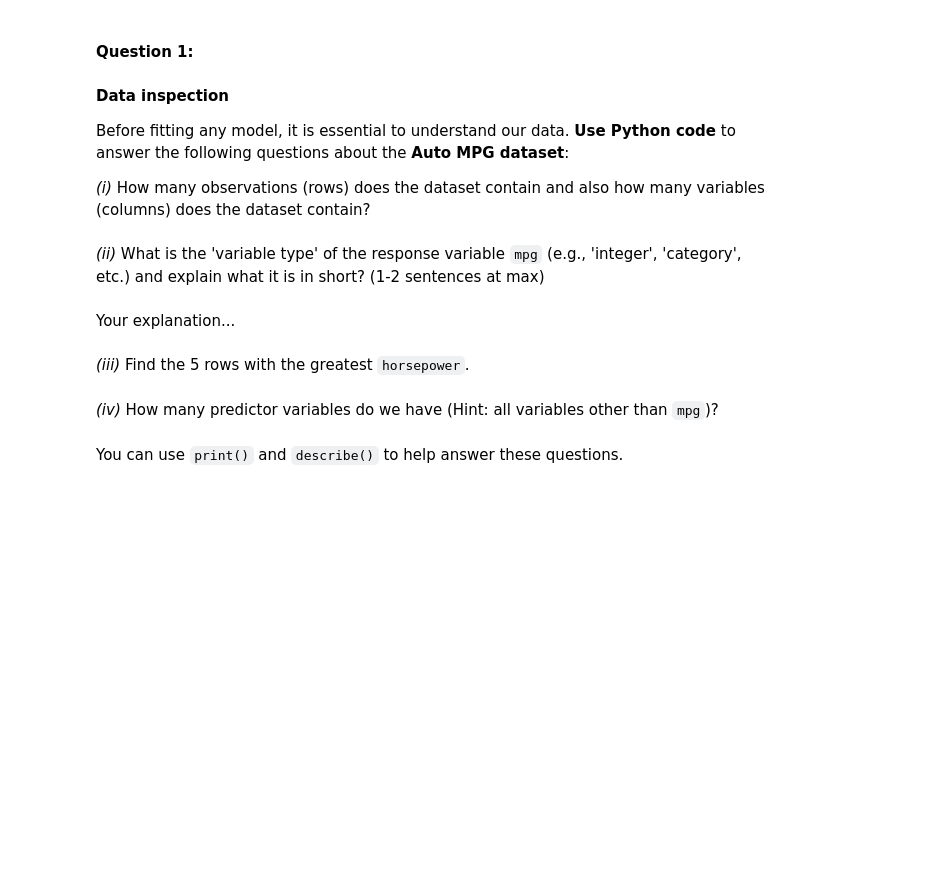
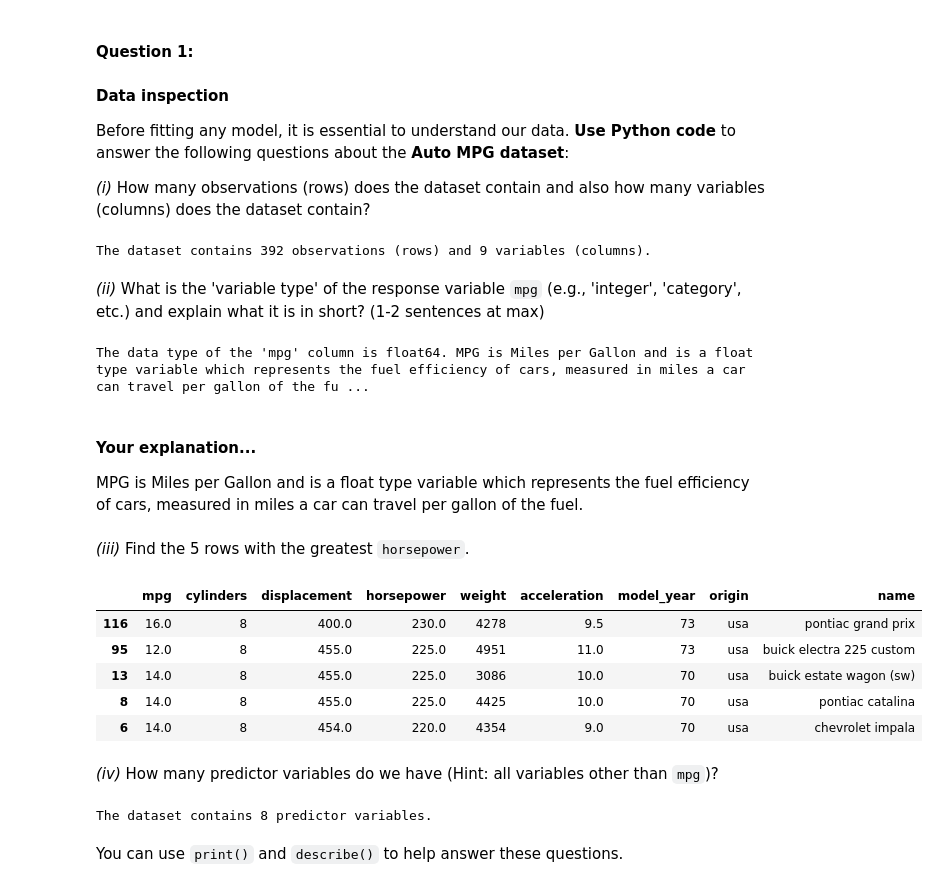
Before and after one commit to UofT-DSI/applying_statistical_concepts, a Jupyter notebook: 02_activities/assignments/assignment_2.ipynb, the cells around one changed output. Saved outputs shown, nothing was run; the diff lists cells and outputs as text; code cells hidden in the pictures; blank space fills up the shorter version.

```diff
--- a/02_activities/assignments/assignment_2.ipynb
+++ b/02_activities/assignments/assignment_2.ipynb
@@ -40,20 +47,58 @@ Before fitting any model, it is essential to understand our data. **Use Python c
 _(i)_ How many observations (rows) does the dataset contain and also how many variables (columns) does the dataset contain?
 # %%
 # Your answer here...
+
+# Checking the shape of the dataset to get the number of rows and columns
+num_rows, num_cols = mpg_data.shape
+
+print(f"The dataset contains {num_rows} observations (rows) and {num_cols} variables (columns).")
+# %% [output]
+The dataset contains 392 observations (rows) and 9 variables (columns).
 # %% [markdown]
 _(ii)_ What is the 'variable type' of the response variable `mpg` (e.g., 'integer', 'category', etc.) and explain what it is in short? (1-2 sentences at max)
 # %%
 # Your answer here...
+
+# Checking the data type of the 'mpg' column
+mpg_type = mpg_data['mpg'].dtype
+
+print(f"The data type of the 'mpg' column is {mpg_type}.")
+# %% [output]
+The data type of the 'mpg' column is float64. MPG is Miles per Gallon and is a float type variable which represents the fuel efficiency of cars, measured in miles a car can travel per gallon of the fu ...
 # %% [markdown]
-Your explanation...
+#### Your explanation...
+MPG is Miles per Gallon and is a float type variable which represents the fuel efficiency of cars, measured in miles a car can travel per gallon of the fuel.
 # %% [markdown]
 _(iii)_ Find the 5 rows with the greatest `horsepower`.
 # %%
 # Your answer here...
+
+# Sort the dataset by 'horsepower' in descending order and select the top 5 rows
+top_5_horsepower = mpg_data.sort_values(by='horsepower', ascending=False).head(5)
+
+# Display the result
+top_5_horsepower
+# %% [output]
+|  | mpg | cylinders | displacement | horsepower | weight | acceleration | model_year | origin | name |
+| 116 | 16.0 | 8 | 400.0 | 230.0 | 4278 | 9.5 | 73 | usa | pontiac grand prix |
+| 95 | 12.0 | 8 | 455.0 | 225.0 | 4951 | 11.0 | 73 | usa | buick electra 225 custom |
+| 13 | 14.0 | 8 | 455.0 | 225.0 | 3086 | 10.0 | 70 | usa | buick estate wagon (sw) |
+| 8 | 14.0 | 8 | 455.0 | 225.0 | 4425 | 10.0 | 70 | usa | pontiac catalina |
+| 6 | 14.0 | 8 | 454.0 | 220.0 | 4354 | 9.0 | 70 | usa | chevrolet impala |
 # %% [markdown]
 _(iv)_ How many predictor variables do we have (Hint: all variables other than `mpg`)?
 # %%
 # Your answer here...
+
+# Getting the list of all columns except 'mpg' (the predictor variables)
+predictor_variables = mpg_data.columns.difference(['mpg'])
+
+# Count the number of predictor variables
+num_predictors = len(predictor_variables)
+
+print(f"The dataset contains {num_predictors} predictor variables.")
+# %% [output]
+The dataset contains 8 predictor variables.
 # %% [markdown]
 You can use `print()` and `describe()` to help answer these questions.
 # %% [markdown]
```
Also changed, not shown: parts of 8 cells of this notebook, 1 other file.
